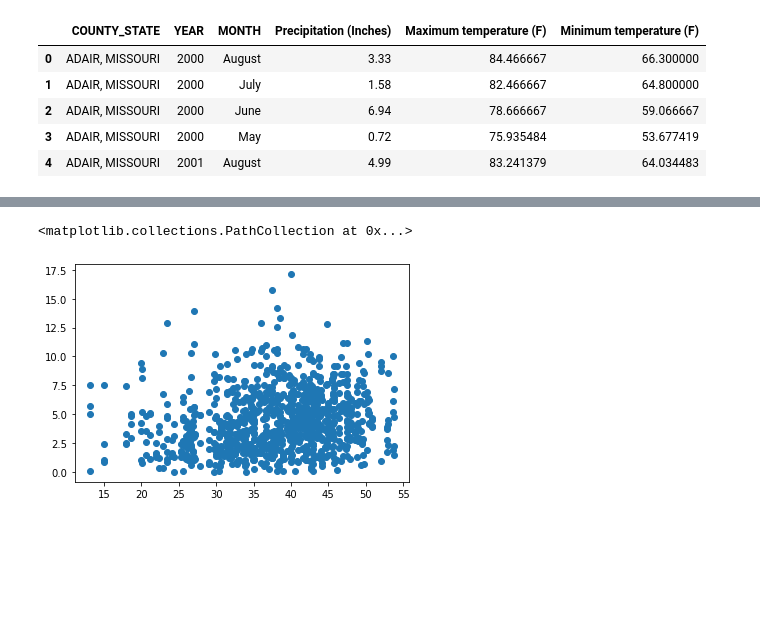
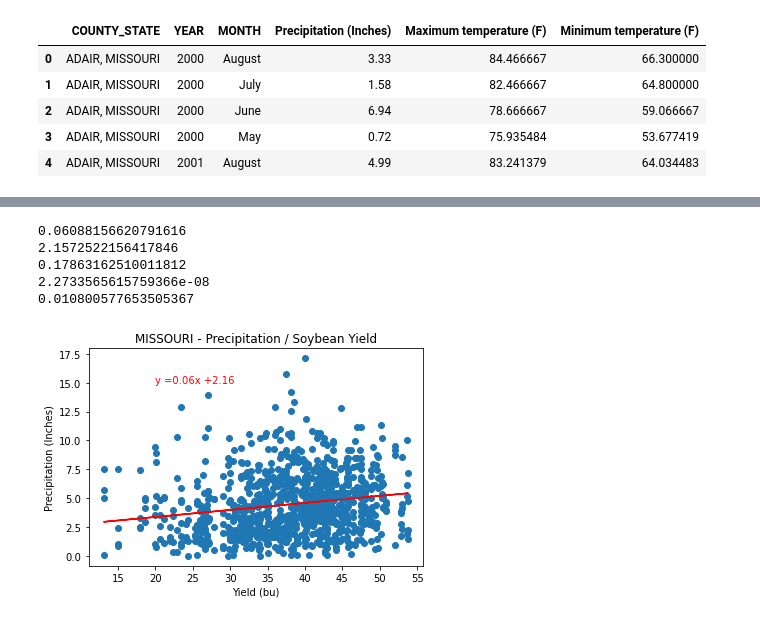
Before and after one commit to nourhamdan/databootcamp_project1, a Jupyter notebook: Project1_pt3.ipynb, the cells around one changed output, grey strips where cells are left out. Saved outputs shown, nothing was run; the diff lists cells and outputs as text; code cells hidden in the pictures; blank space fills up the shorter version.

```diff
--- a/Project1_pt3.ipynb
+++ b/Project1_pt3.ipynb
@@ -8,6 +9,6 @@ import numpy as np
 # %%
 #read weather CSV data file and crop yield files by state
-df = pd.read_csv('aggregated_weather.csv')
+df = pd.read_csv('Weather_Data/aggregated_weather.csv')
 mo_yields_df = pd.read_csv('mo_yields.csv')
 tx_yields_df = pd.read_csv('tx_yields.csv')
 il_yields_df = pd.read_csv('il_yields.csv')
@@ -102,3 +103,6 @@ tx_df.to_csv("tx_final.csv")
 il_df.to_csv("il_final.csv")
 ia_df.to_csv("ia_final.csv")
 ks_df.to_csv("ks_final.csv")
+# %%
+soybean_mo = mo_df[mo_df["Soybean Yield"].notnull()]
+soybean_mo.info()
@@ -105,7 +129,27 @@ ks_df.to_csv("ks_final.csv")
 # %%
-x_axis=mo_df['Soybean Yield']
-y_axis=mo_df['Precipitation (Inches)']
-plt.scatter(x_axis, y_axis)
+x_axis = soybean_mo["Soybean Yield"]
+y_axis = soybean_mo['Precipitation (Inches)']
-# %% [output]
-<matplotlib.collections.PathCollection at 0x...>
-[figure, removed]
+# %%
+
+plt.scatter(x_axis, y_axis)
+plt.title('MISSOURI - Precipitation / Soybean Yield')
+plt.xlabel("Yield (bu)")
+plt.ylabel('Precipitation (Inches)')
+(slope,intercept, rvalue, pvalue,stderr)  = st.linregress(x_axis, y_axis)
+regress_values = x_axis * slope + intercept
+line_eq = 'y =' +str(round(slope,2)) + "x +" + str(round(intercept,2))
+plt.annotate(line_eq,(20,15), fontsize =10, color="red")
+plt.plot(x_axis,regress_values, color = 'red')
+plt.savefig("soybean_mo.png")
+print(slope)
+print(intercept)
+print(rvalue)
+print(pvalue)
+print(stderr)
+# %% [output]
+0.06088156620791616
+2.1572522156417846
+0.17863162510011812
+2.2733565615759366e-08
+0.010800577653505367
+[figure, added]
```
Also changed, not shown: parts of 46 cells of this notebook.
